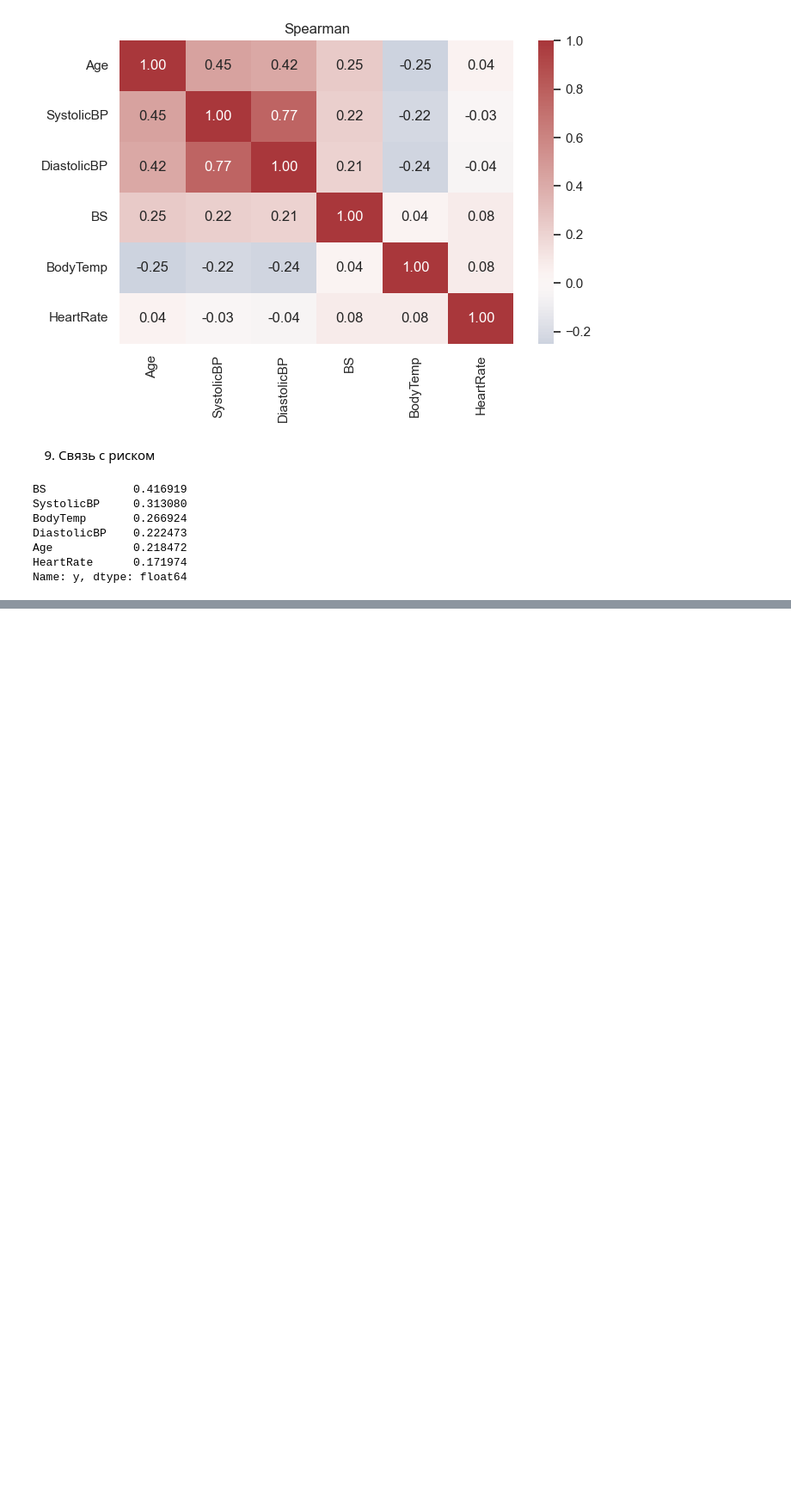
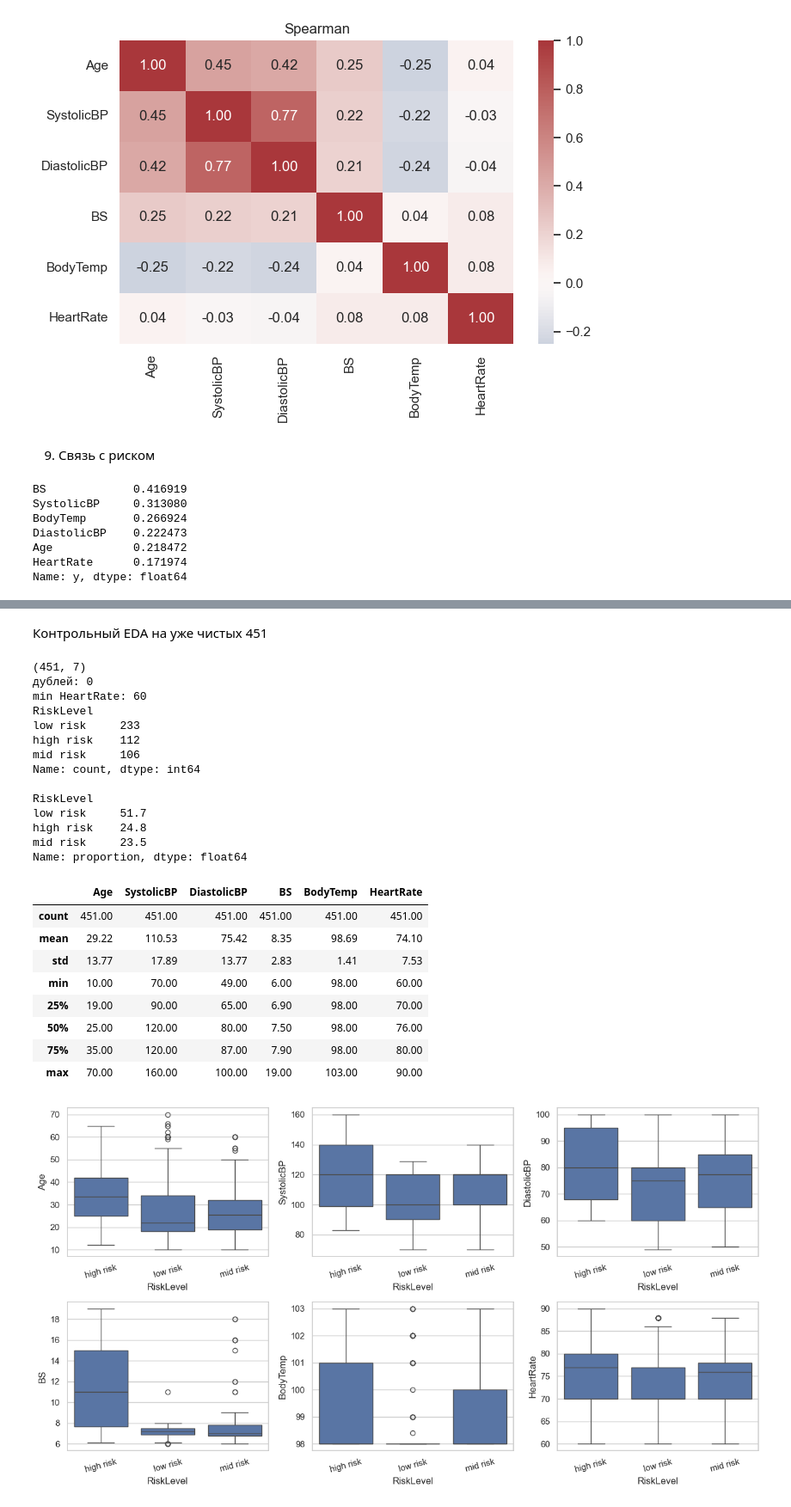
Before and after one commit to NexPG/risk-of-pregnancy, a Jupyter notebook: code/EDA.ipynb, the cells around one changed output, grey strips where cells are left out. Shown at 86% size. Cells and saved outputs as stored; diff of their text form; code cells hidden in the pictures; blank space fills up the shorter version.

```diff
--- a/code/EDA.ipynb
+++ b/code/EDA.ipynb
@@ -261,0 +258,7 @@ Name: y, dtype: float64
+# %%
+print("исходно:", df.shape)
+print(df["RiskLevel"].value_counts(), "\n")
+
+clean = df.drop_duplicates().copy()
+print("после дублей:", clean.shape)
+print(clean["RiskLevel"].value_counts())
@@ -261,0 +281,7 @@ Name: y, dtype: float64
+# %%
+print(clean["HeartRate"].describe())
+display(clean[clean["HeartRate"] < 40])
+
+clean = clean[clean["HeartRate"] >= 40].reset_index(drop=True)
+print("после фильтра:", clean.shape)
+print(clean["RiskLevel"].value_counts())
@@ -261,0 +306,43 @@ Name: y, dtype: float64
+# %% [markdown]
+Контрольный EDA на уже чистых 451
+# %%
+num = ["Age", "SystolicBP", "DiastolicBP", "BS", "BodyTemp", "HeartRate"]
+
+print(clean.shape)
+print("дублей:", clean.duplicated().sum())
+print("min HeartRate:", clean["HeartRate"].min())
+print(clean["RiskLevel"].value_counts(), "\n")
+print((clean["RiskLevel"].value_counts(normalize=True) * 100).round(1))
+display(clean.describe().round(2))
+
+fig, axes = plt.subplots(2, 3, figsize=(13, 7))
+for ax, c in zip(axes.ravel(), num):
+    sns.boxplot(data=clean, x="RiskLevel", y=c, ax=ax)
+    ax.tick_params(axis="x", rotation=15)
+plt.tight_layout()
+plt.show()
+# %% [output]
+(451, 7)
+дублей: 0
+min HeartRate: 60
+RiskLevel
+low risk     233
+high risk    112
+mid risk     106
+Name: count, dtype: int64
+
+RiskLevel
+low risk     51.7
+high risk    24.8
+mid risk     23.5
+Name: proportion, dtype: float64
+|  | Age | SystolicBP | DiastolicBP | BS | BodyTemp | HeartRate |
+| count | 451.00 | 451.00 | 451.00 | 451.00 | 451.00 | 451.00 |
+| mean | 29.22 | 110.53 | 75.42 | 8.35 | 98.69 | 74.10 |
+| std | 13.77 | 17.89 | 13.77 | 2.83 | 1.41 | 7.53 |
+| min | 10.00 | 70.00 | 49.00 | 6.00 | 98.00 | 60.00 |
+| 25% | 19.00 | 90.00 | 65.00 | 6.90 | 98.00 | 70.00 |
+| 50% | 25.00 | 120.00 | 80.00 | 7.50 | 98.00 | 76.00 |
+| 75% | 35.00 | 120.00 | 87.00 | 7.90 | 98.00 | 80.00 |
+| max | 70.00 | 160.00 | 100.00 | 19.00 | 103.00 | 90.00 |
+[figure, added]
```
Also changed, not shown: parts of 7 cells of this notebook, 2 other files.
